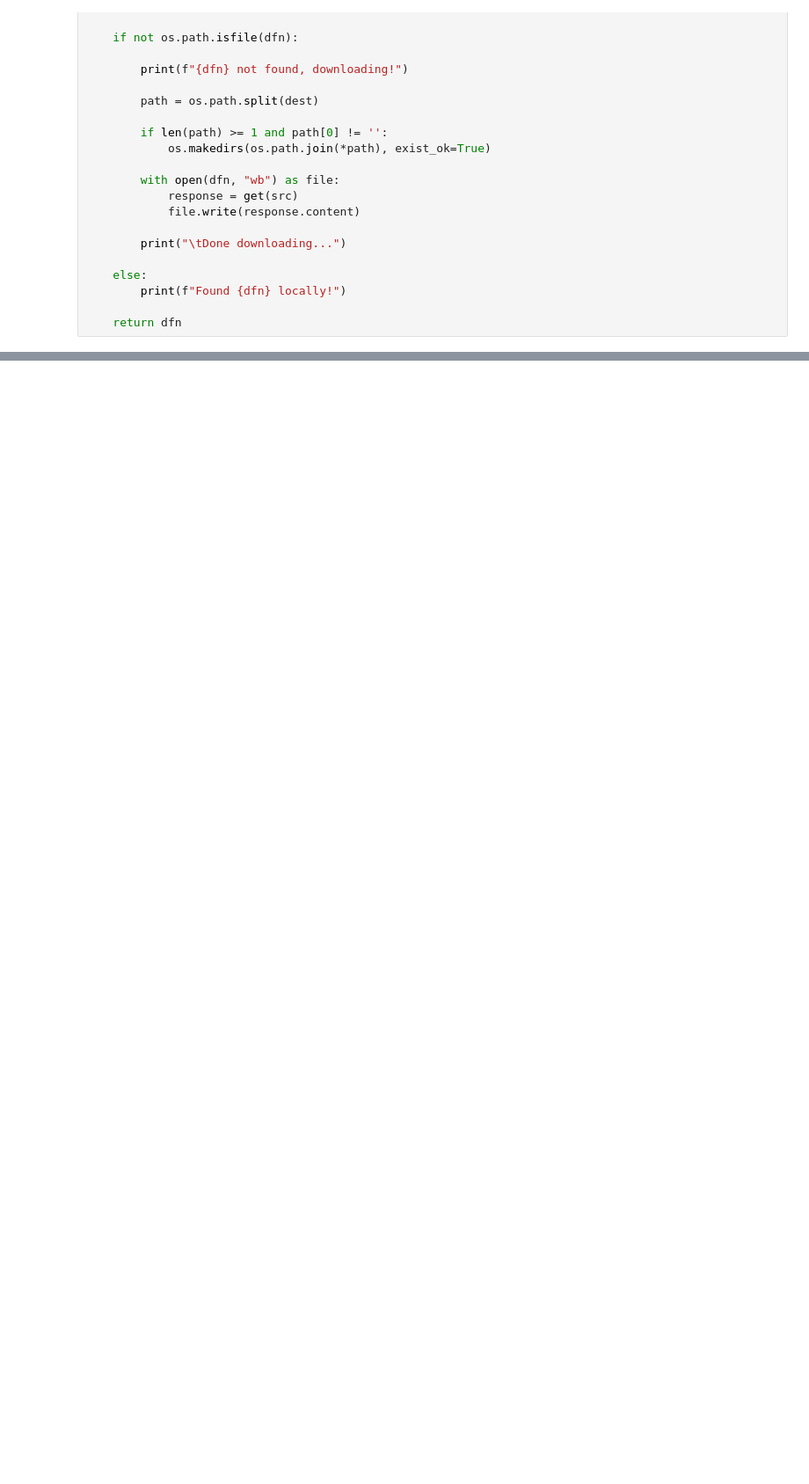
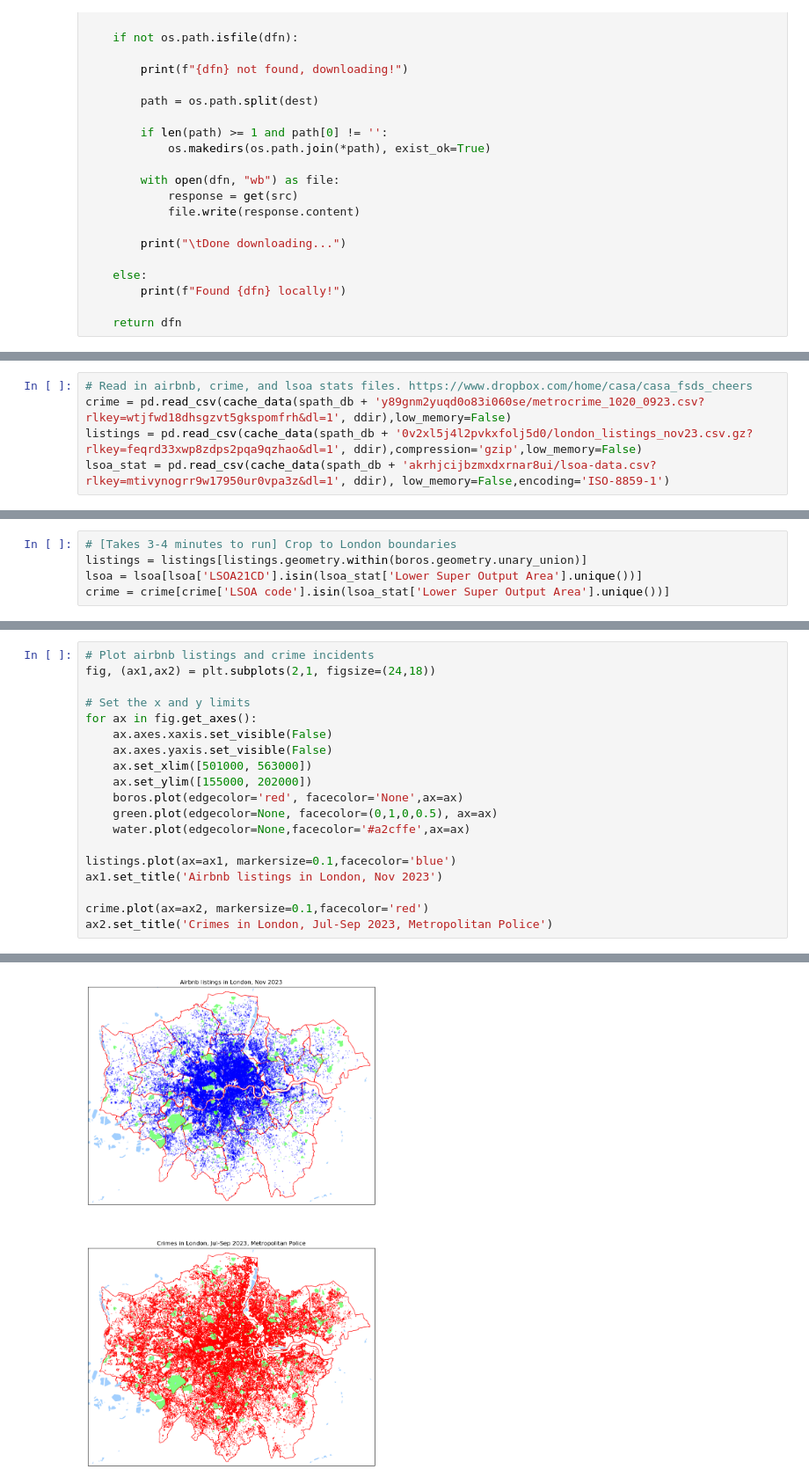
Before and after one commit to shaunhoang/fsds-group-cheers, a Jupyter notebook: main_code_graphs.ipynb, the cells around one changed output, grey strips where cells are left out. Shown at 88% size. Cells and saved outputs as stored; diff of their text form; blank space fills up the shorter version.

```diff
--- a/main_code_graphs.ipynb
+++ b/main_code_graphs.ipynb
@@ -129,0 +74,5 @@ Task 5: Run Pearson correlations: (See QM practical 3-4)
+# %%
+# Read in airbnb, crime, and lsoa stats files. https://www.dropbox.com/home/casa/casa_fsds_cheers
+crime = pd.read_csv(cache_data(spath_db + 'y89gnm2yuqd0o83i060se/metrocrime_1020_0923.csv?rlkey=wtjfwd18dhsgzvt5gkspomfrh&dl=1', ddir),low_memory=False)
+listings = pd.read_csv(cache_data(spath_db + '0v2xl5j4l2pvkxfolj5d0/london_listings_nov23.csv.gz?rlkey=feqrd33xwp8zdps2pqa9qzhao&dl=1', ddir),compression='gzip',low_memory=False)
+lsoa_stat = pd.read_csv(cache_data(spath_db + 'akrhjcijbzmxdxrnar8ui/lsoa-data.csv?rlkey=mtivynogrr9w17950ur0vpa3z&dl=1', ddir), low_memory=False,encoding='ISO-8859-1')
@@ -129,0 +135,5 @@ Task 5: Run Pearson correlations: (See QM practical 3-4)
+# %%
+# [Takes 3-4 minutes to run] Crop to London boundaries
+listings = listings[listings.geometry.within(boros.geometry.unary_union)]
+lsoa = lsoa[lsoa['LSOA21CD'].isin(lsoa_stat['Lower Super Output Area'].unique())]
+crime = crime[crime['LSOA code'].isin(lsoa_stat['Lower Super Output Area'].unique())]
@@ -129,0 +162,20 @@ Task 5: Run Pearson correlations: (See QM practical 3-4)
+# %%
+# Plot airbnb listings and crime incidents
+fig, (ax1,ax2) = plt.subplots(2,1, figsize=(24,18))
+
+# Set the x and y limits
+for ax in fig.get_axes():
+    ax.axes.xaxis.set_visible(False)
+    ax.axes.yaxis.set_visible(False)
+    ax.set_xlim([501000, 563000])
+    ax.set_ylim([155000, 202000])
+    boros.plot(edgecolor='red', facecolor='None',ax=ax)
+    green.plot(edgecolor=None, facecolor=(0,1,0,0.5), ax=ax)
+    water.plot(edgecolor=None,facecolor='#a2cffe',ax=ax)
+
+listings.plot(ax=ax1, markersize=0.1,facecolor='blue')
+ax1.set_title('Airbnb listings in London, Nov 2023')
+
+crime.plot(ax=ax2, markersize=0.1,facecolor='red')
+ax2.set_title('Crimes in London, Jul-Sep 2023, Metropolitan Police')
+# %% [output]
@@ -129,0 +183 @@ Task 5: Run Pearson correlations: (See QM practical 3-4)
+[figure, added]
```
Also changed, not shown: parts of 43 cells of this notebook, 3 other files.
